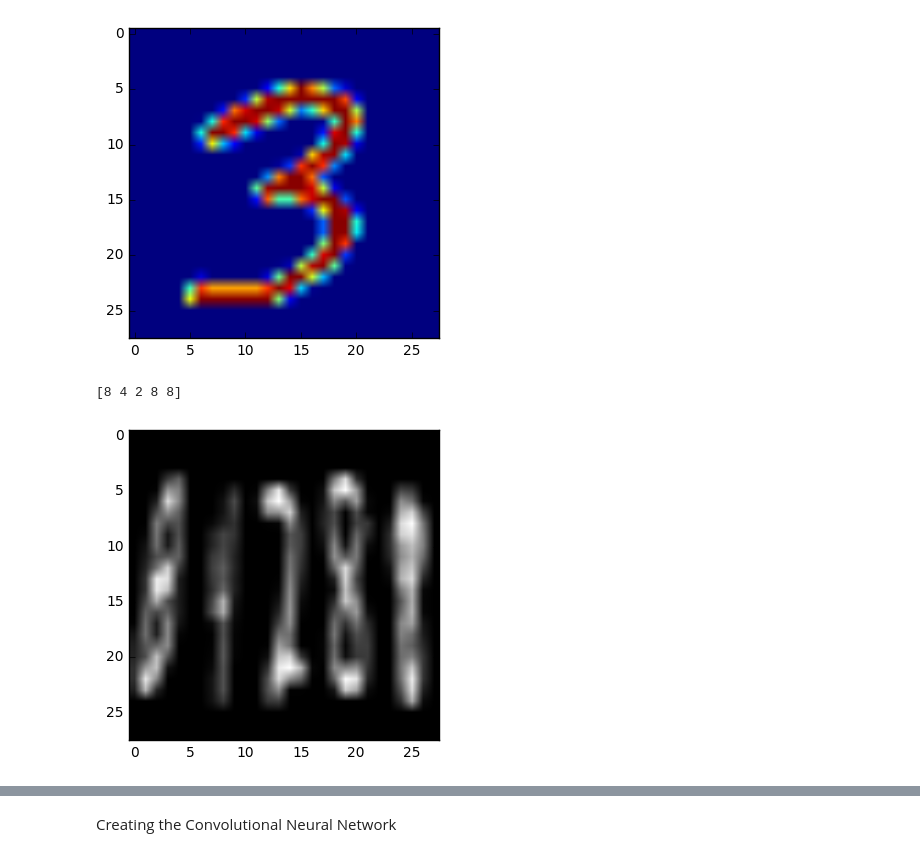
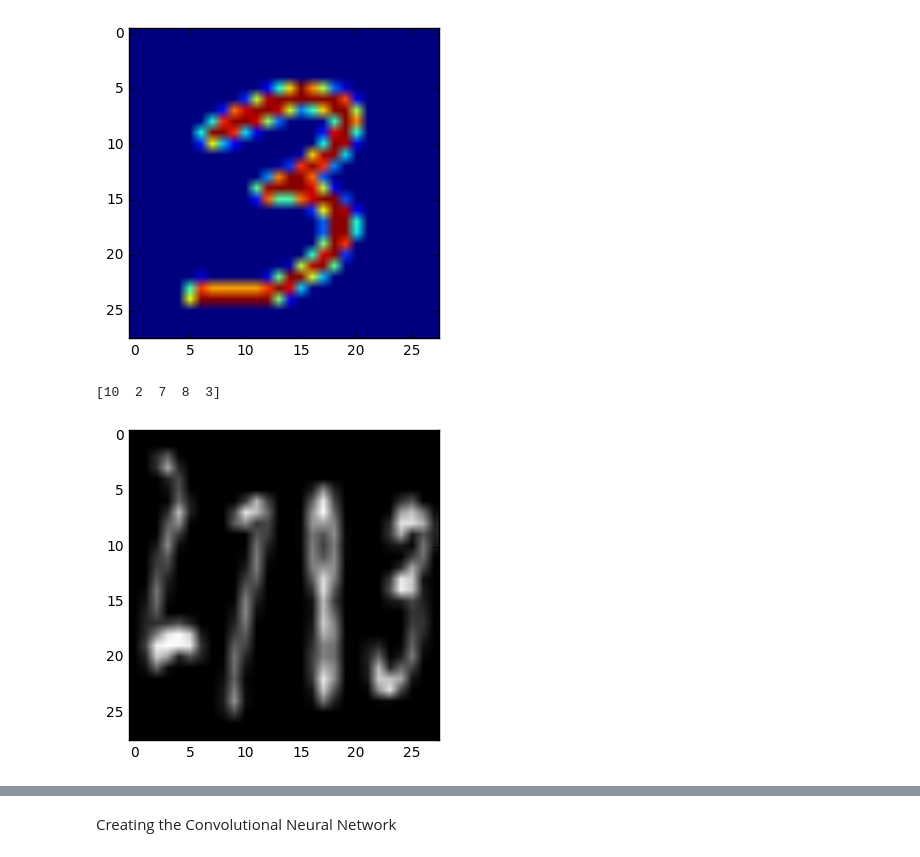
Before and after one commit to asindico/digitRecognition, a Jupyter notebook: digit_recognition.ipynb, the cells around one changed output, grey strips where cells are left out. Cells and saved outputs as stored; diff of their text form; code cells hidden in the pictures.

```diff
--- a/digit_recognition.ipynb
+++ b/digit_recognition.ipynb
@@ -146,20 +146,20 @@ svalid_dataset, sv_labels = create_sequences(validation, v_labels)
 
 stest_dataset,stest_labels = create_sequences(test_dataset,test_labels)
 # %%
-index = 22
+index = 21
 print(sv_labels[index])
 im = svalid_dataset[index].reshape(28,28)
 plt.imshow(im,cmap='gray')
 plt.show()
 #test_dataset, test_labels = create_sequences(test_dataset, test_labels)
 
 
 #print('Training set', strain_dataset.shape, st_labels.shape)
 #print('Validation set', valid_dataset.shape, valid_labels.shape)
 #print('Test set', test_dataset.shape, test_labels.shape)
 # %% [output]
-[8 4 2 8 8]
+[10  2  7  8  3]
-[figure, old version]
+[figure, new version]
 # %%
 index = 22
 print(stest_labels[index])
```
Also changed, not shown: parts of 6 cells of this notebook.
